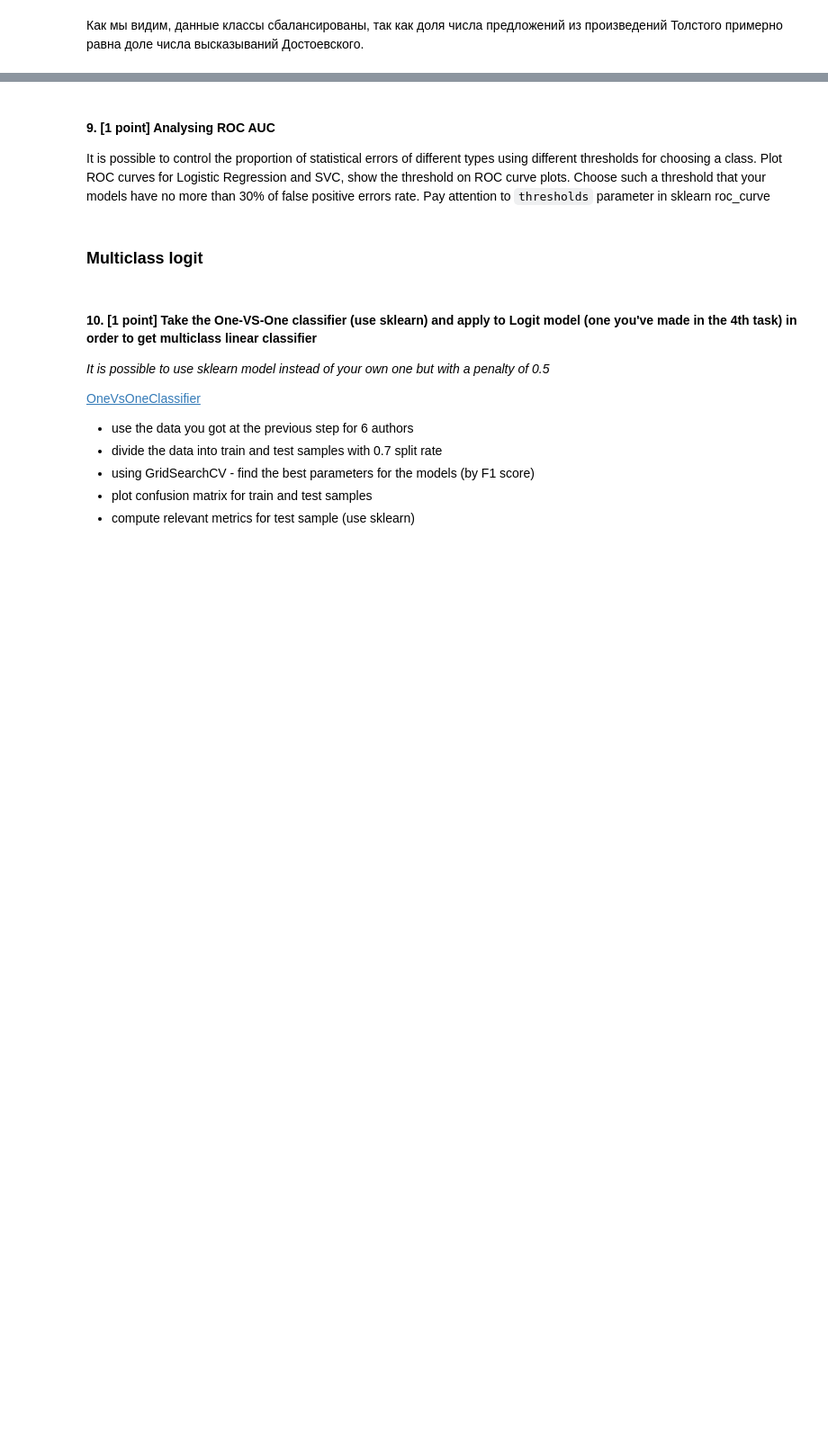
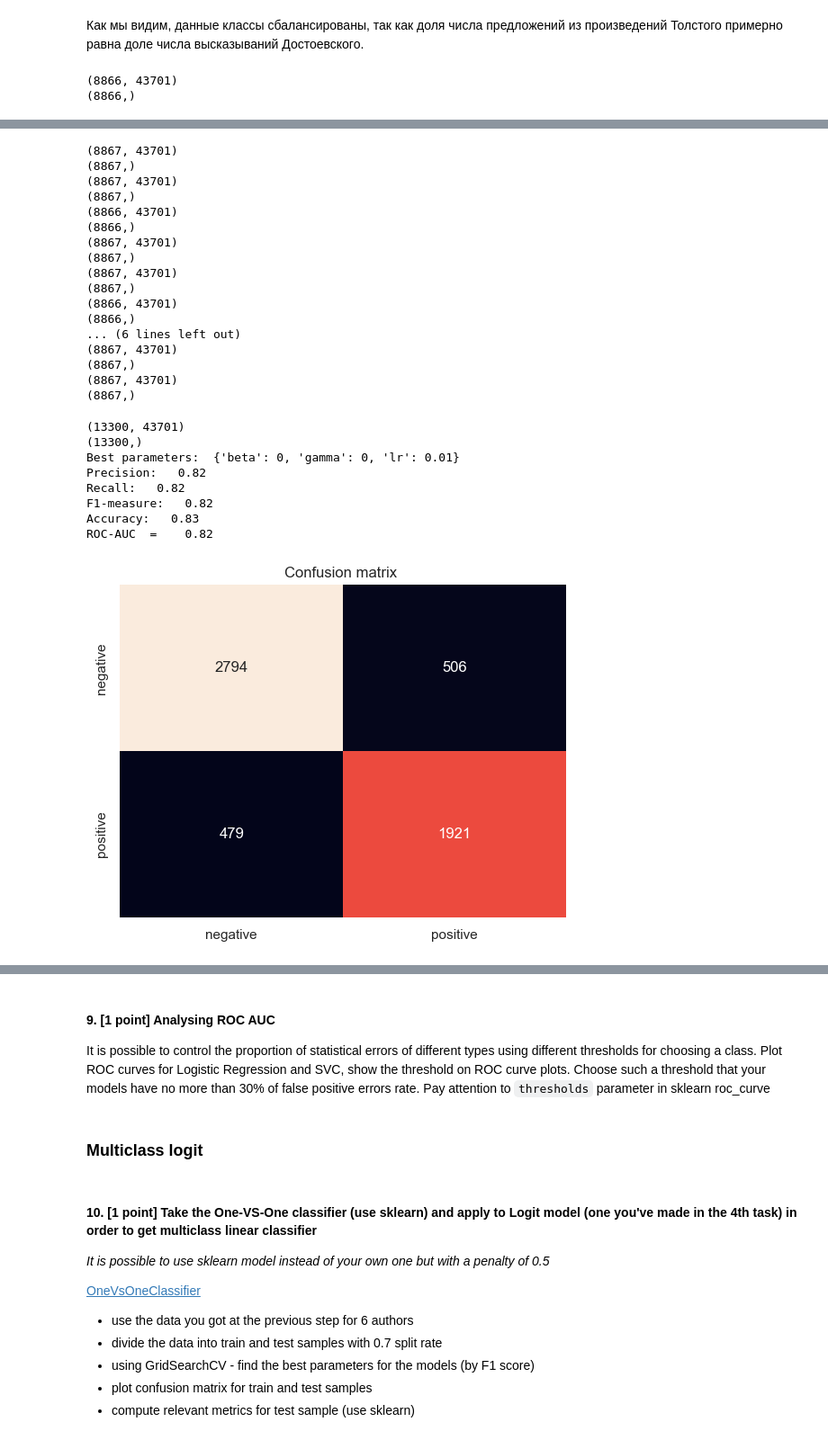
Before and after one commit to Bogdan108/ML, a Jupyter notebook: HW/HW_3/HW3_v8.ipynb, the cells around one changed output, grey strips where cells are left out. Shown at 90% size. Saved outputs shown, nothing was run; the diff lists cells and outputs as text; code cells hidden in the pictures; blank space fills up the shorter version.

```diff
--- a/HW/HW_3/HW3_v8.ipynb
+++ b/HW/HW_3/HW3_v8.ipynb
@@ -380,8 +384,8 @@ stop_words = nltk.corpus.stopwords.words('russian')
 token_sentences = []
 for sent in sampled_df['sentences'].tolist():
     sent = sent.lower() # convert words in a text to lower case
-    sent = sent.translate(str.maketrans('','',string.punctuation+'—'))#remove punctuation
-    sent = re.sub(r'[0-9]+', '',sent)
+    sent = sent.translate(str.maketrans('','',string.punctuation))#remove punctuation
+    sent = sent.translate(str.maketrans('','',string.digits))
     tokens     = word_tokenizer.tokenize(sent) # splits the text into tokens (words)
     tokens = [stemmer.stem(word) for word in tokens if (word not in stop_words and not word.isdigit())]
     token_sentences.append(' '.join(tokens))
@@ -436,13 +424,15 @@ vector_df = pd.DataFrame({'sentences': tf_idf_vector, 'author': token_df['senten
 * make conclusions about the performance of your models
 # %%
 #choose two authors from the dataset that we have formed in the previous task
-two_authors = token_df[(token_df['author']=='Dostoevsky')|(token_df['author']=='Tolstoy')]
-print(two_authors.head(5))
+pos = (token_df['author']=='Turgenev')|(token_df['author']=='Bryusov')
+two_authors = tf_idf_vector[pos]
+two_y = token_df['author'][pos]
+two_y = [1 if x == 'Turgenev'  else 0 for x in two_y]
 
 #check the balance of the classes
-print(two_authors['author'].value_counts())
-print("Доля высказваний Достоевского: ",len(token_df[token_df['author']=='Dostoevsky'])/len (two_authors))
-print("Доля высказваний Толстого: ",len(token_df[token_df['author']=='Tolstoy']) / len (two_authors))
+##print(two_authors['author'].value_counts())
+#print("Доля высказваний Тургенева: ",len(token_df[token_df['author']=='Turgenev'])/len (two_authors))
+#print("Доля высказваний Чехова: ",len(token_df[token_df['author']=='Chekhov']) / len (two_authors))
 
 #divide the data into train and test samples with 0.7 split rate
-train_texts, test_texts, train_y, test_y = train_test_split(vector_df['sentences'],vector_df['author'], test_size=0.3, random_state=42)
+train_texts, test_texts, train_y, test_y = train_test_split(two_authors,np.array(two_y), test_size=0.3, random_state=42, stratify=two_y)
@@ -462,2 +439,32 @@ Name: count, dtype: int64
 # %% [markdown]
 Как мы видим, данные классы сбалансированы, так как доля числа предложений из произведений Толстого примерно равна доле числа высказываний Достоевского.
+# %%
+def show_results(test_y, pred, proba):
+    print("Precision: {0:6.2f}".format(precision_score(test_y, pred, average='macro')))
+    print("Recall: {0:6.2f}".format(recall_score(test_y, pred, average='macro')))
+    print("F1-measure: {0:6.2f}".format(f1_score(test_y, pred, average='macro')))
+    print("Accuracy: {0:6.2f}".format(accuracy_score(test_y, pred)))
+    print("ROC-AUC  =  {0:6.2f}".format(roc_auc_score(test_y, pred)))
+    print('\n')
+    labels = ['negative','positive']
+
+    #classification_report
+    sns.heatmap(data=confusion_matrix(test_y, pred), annot=True, fmt="d", cbar=False, xticklabels=labels, yticklabels=labels)
+    plt.title("Confusion matrix ")
+    plt.show()
+# %%
+from sklearn.linear_model import LogisticRegression
+from sklearn.model_selection import GridSearchCV
+
+parameters = {'beta': [0,0.001],'gamma': [0,0.001], 'lr': [0.01]}
+
+svr = Logit(max_iter=1000)
+clf = GridSearchCV(svr, parameters, scoring = 'f1', cv=3)
+clf.fit(train_texts, train_y)
+pred = clf.predict(test_texts)
+#proba  = clf.predict_proba(test_texts)
+print('Best parameters: ', clf.best_params_)
+show_results(test_y, pred, pred)
+# %% [output]
+(8866, 43701)
+(8866,)
@@ -463,0 +490,26 @@ Name: count, dtype: int64
+(8867, 43701)
+(8867,)
+(8867, 43701)
+(8867,)
+(8866, 43701)
+(8866,)
+(8867, 43701)
+(8867,)
+(8867, 43701)
+(8867,)
+(8866, 43701)
+(8866,)
+... (6 lines left out)
+(8867, 43701)
+(8867,)
+(8867, 43701)
+(8867,)
+(13300, 43701)
+(13300,)
+Best parameters:  {'beta': 0, 'gamma': 0, 'lr': 0.01}
+Precision:   0.82
+Recall:   0.82
+F1-measure:   0.82
+Accuracy:   0.83
+ROC-AUC  =    0.82
+[figure, added]
```
Also changed, not shown: parts of 13 cells of this notebook.
